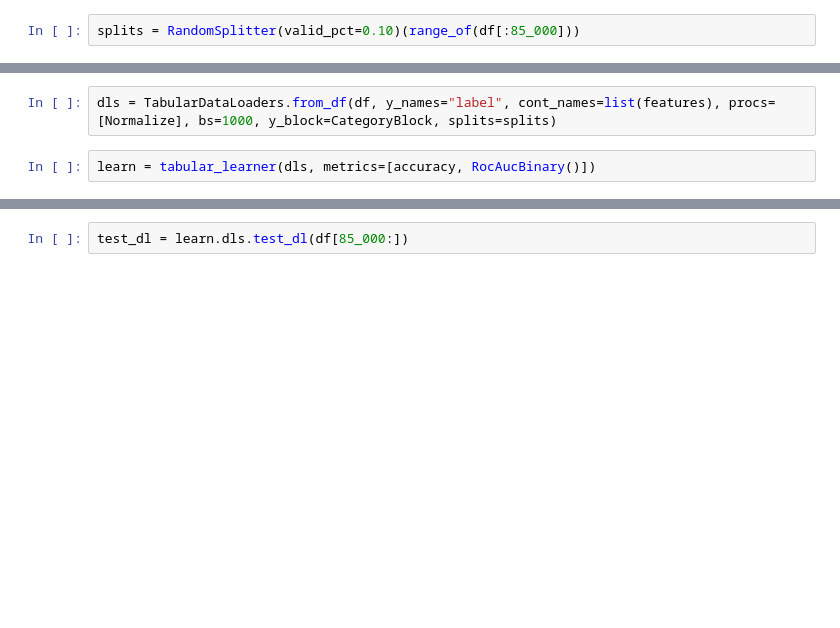
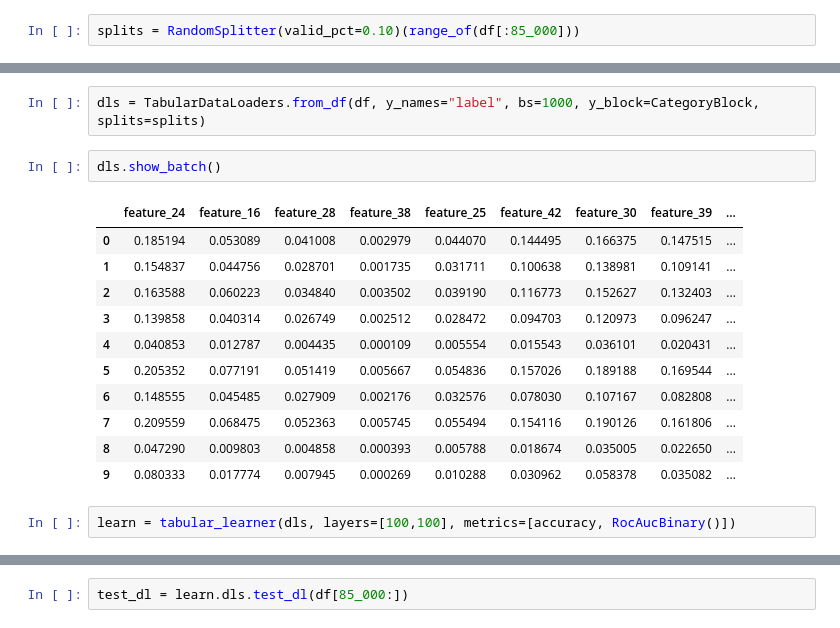
Before and after one commit to lewtun/dl4phys, a Jupyter notebook: lecture01.ipynb, the cells around one changed output, grey strips where cells are left out. Drawn from its saved outputs; the diff is of its cells as text; blank space fills up the shorter version.

```diff
--- a/lecture01.ipynb
+++ b/lecture01.ipynb
@@ -279,4 +282,18 @@ splits
 # %%
-dls = TabularDataLoaders.from_df(df, y_names="label", cont_names=list(features), procs=[Normalize], bs=1000, y_block=CategoryBlock, splits=splits)
+dls = TabularDataLoaders.from_df(df, y_names="label", bs=1000, y_block=CategoryBlock, splits=splits)
+# %%
+dls.show_batch()
+# %% [output]
+|  | feature_24 | feature_16 | feature_28 | feature_38 | feature_25 | feature_42 | feature_30 | feature_39 | ... |
+| 0 | 0.185194 | 0.053089 | 0.041008 | 0.002979 | 0.044070 | 0.144495 | 0.166375 | 0.147515 | ... |
+| 1 | 0.154837 | 0.044756 | 0.028701 | 0.001735 | 0.031711 | 0.100638 | 0.138981 | 0.109141 | ... |
+| 2 | 0.163588 | 0.060223 | 0.034840 | 0.003502 | 0.039190 | 0.116773 | 0.152627 | 0.132403 | ... |
+| 3 | 0.139858 | 0.040314 | 0.026749 | 0.002512 | 0.028472 | 0.094703 | 0.120973 | 0.096247 | ... |
+| 4 | 0.040853 | 0.012787 | 0.004435 | 0.000109 | 0.005554 | 0.015543 | 0.036101 | 0.020431 | ... |
+| 5 | 0.205352 | 0.077191 | 0.051419 | 0.005667 | 0.054836 | 0.157026 | 0.189188 | 0.169544 | ... |
+| 6 | 0.148555 | 0.045485 | 0.027909 | 0.002176 | 0.032576 | 0.078030 | 0.107167 | 0.082808 | ... |
+| 7 | 0.209559 | 0.068475 | 0.052363 | 0.005745 | 0.055494 | 0.154116 | 0.190126 | 0.161806 | ... |
+| 8 | 0.047290 | 0.009803 | 0.004858 | 0.000393 | 0.005788 | 0.018674 | 0.035005 | 0.022650 | ... |
+| 9 | 0.080333 | 0.017774 | 0.007945 | 0.000269 | 0.010288 | 0.030962 | 0.058378 | 0.035082 | ... |
 # %%
-learn = tabular_learner(dls, metrics=[accuracy, RocAucBinary()])
+learn = tabular_learner(dls, layers=[100,100], metrics=[accuracy, RocAucBinary()])
```
Also changed, not shown: parts of 8 cells of this notebook.
